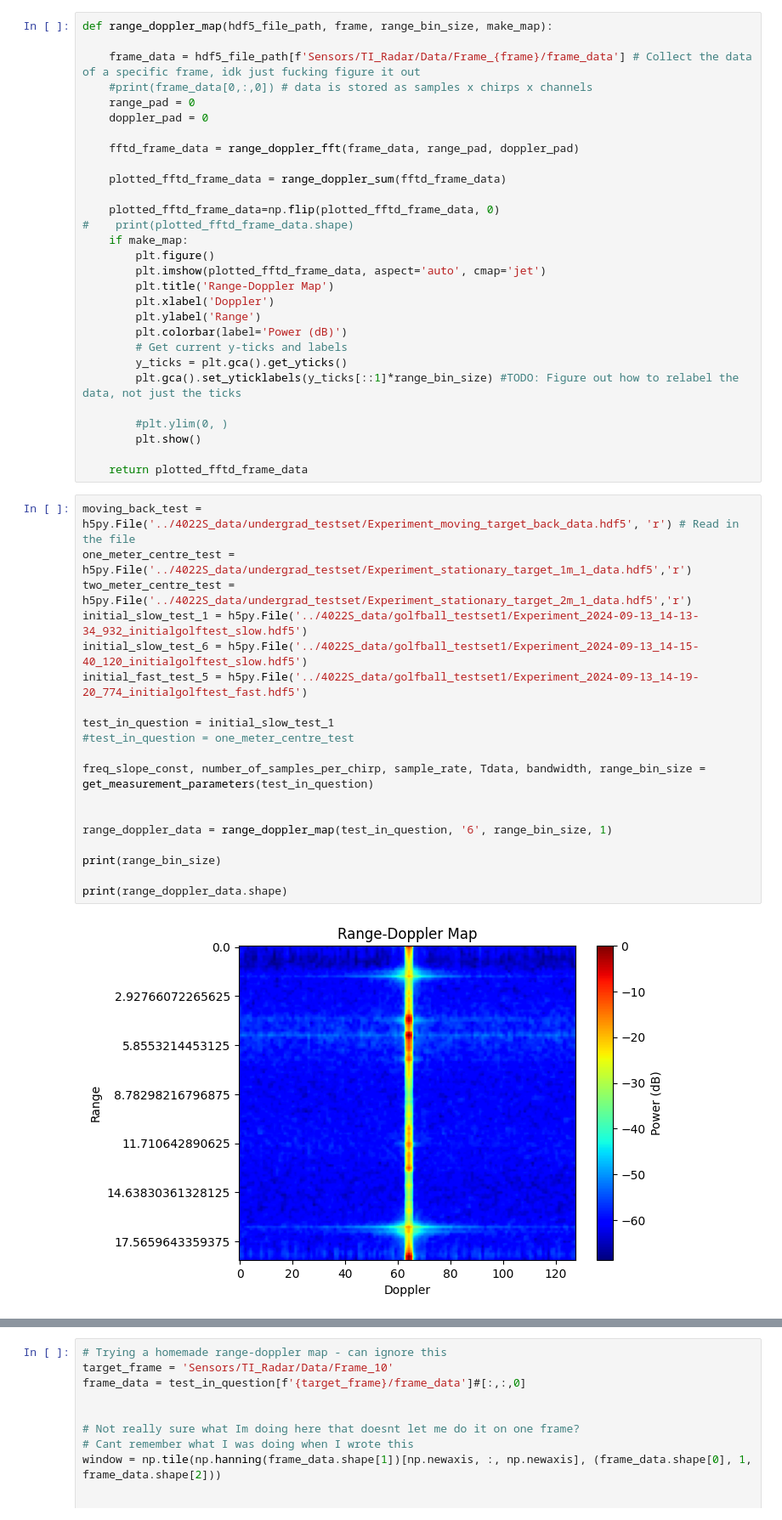
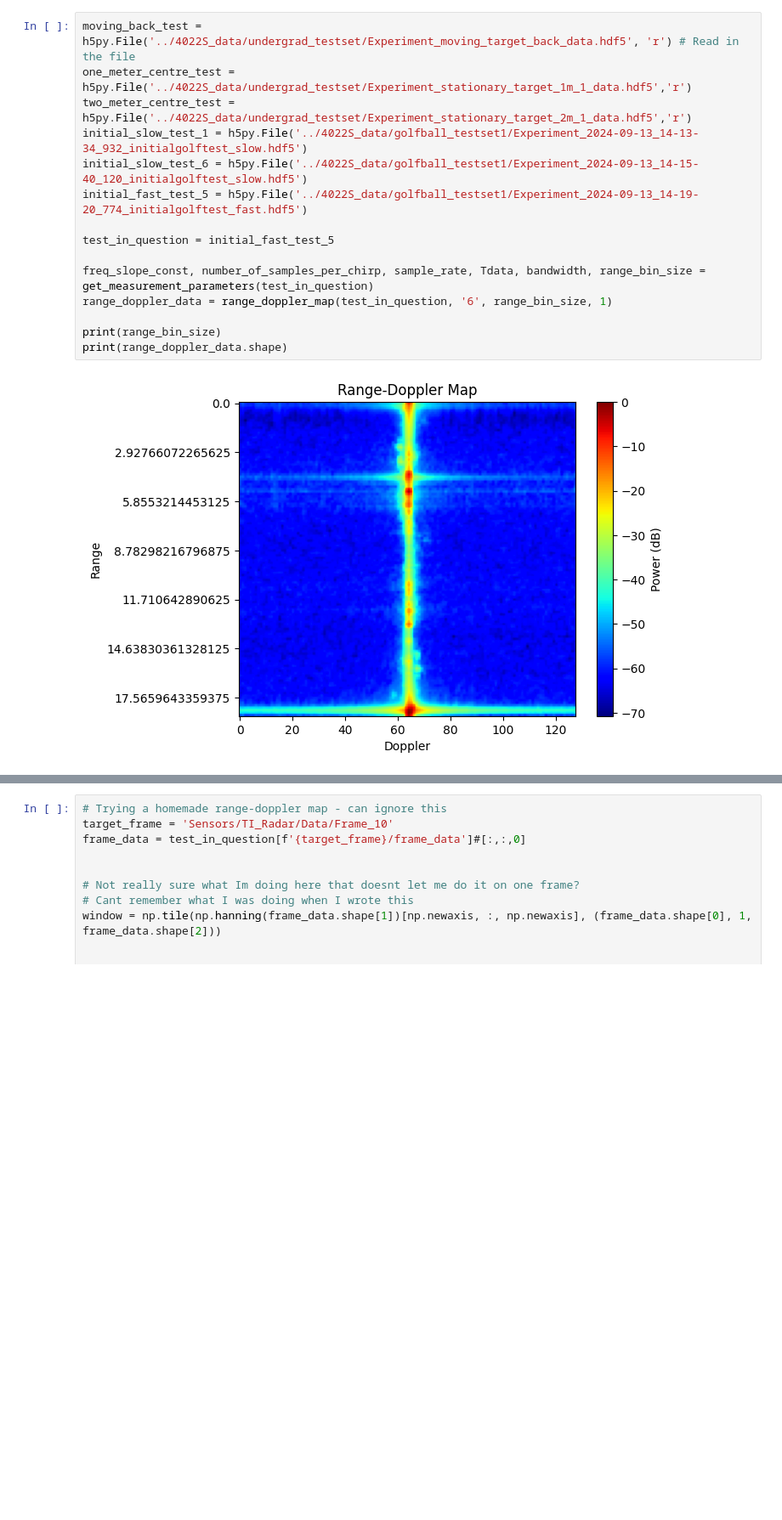
Before and after one commit to HarryPaniccc/4022S_code, a Jupyter notebook: range_doppler_notebook.ipynb, the cells around one changed output, grey strips where cells are left out. Shown: that part at 85% size. Drawn from its saved outputs; the diff is of its cells as text; blank space fills up the shorter version.

```diff
--- a/range_doppler_notebook.ipynb
+++ b/range_doppler_notebook.ipynb
@@ -32,53 +15,20 @@ def get_measurement_parameters(hdf5_file_path):
-# %%
-def range_doppler_map(hdf5_file_path, frame, range_bin_size, make_map):
-
-    frame_data = hdf5_file_path[f'Sensors/TI_Radar/Data/Frame_{frame}/frame_data'] # Collect the data of a specific frame, idk just fucking figure it out
-    #print(frame_data[0,:,0]) # data is stored as samples x chirps x channels
-    range_pad = 0
-    doppler_pad = 0
-
-    fftd_frame_data = range_doppler_fft(frame_data, range_pad, doppler_pad)
-
-    plotted_fftd_frame_data = range_doppler_sum(fftd_frame_data)
-
-    plotted_fftd_frame_data=np.flip(plotted_fftd_frame_data, 0)
-#    print(plotted_fftd_frame_data.shape)
-    if make_map:
-        plt.figure()
-        plt.imshow(plotted_fftd_frame_data, aspect='auto', cmap='jet')
-        plt.title('Range-Doppler Map')
-        plt.xlabel('Doppler')
-        plt.ylabel('Range')
-        plt.colorbar(label='Power (dB)')
-        # Get current y-ticks and labels
-        y_ticks = plt.gca().get_yticks()
-        plt.gca().set_yticklabels(y_ticks[::1]*range_bin_size) #TODO: Figure out how to relabel the data, not just the ticks
-
-        #plt.ylim(0, )
-        plt.show()
-
-    return plotted_fftd_frame_data
 # %%
 moving_back_test = h5py.File('../4022S_data/undergrad_testset/Experiment_moving_target_back_data.hdf5', 'r') # Read in the file
 one_meter_centre_test = h5py.File('../4022S_data/undergrad_testset/Experiment_stationary_target_1m_1_data.hdf5','r')
 two_meter_centre_test = h5py.File('../4022S_data/undergrad_testset/Experiment_stationary_target_2m_1_data.hdf5','r')
 initial_slow_test_1 = h5py.File('../4022S_data/golfball_testset1/Experiment_2024-09-13_14-13-34_932_initialgolftest_slow.hdf5')
 initial_slow_test_6 = h5py.File('../4022S_data/golfball_testset1/Experiment_2024-09-13_14-15-40_120_initialgolftest_slow.hdf5')
 initial_fast_test_5 = h5py.File('../4022S_data/golfball_testset1/Experiment_2024-09-13_14-19-20_774_initialgolftest_fast.hdf5')
 
-test_in_question = initial_slow_test_1
-#test_in_question = one_meter_centre_test
+test_in_question = initial_fast_test_5
 
 freq_slope_const, number_of_samples_per_chirp, sample_rate, Tdata, bandwidth, range_bin_size = get_measurement_parameters(test_in_question)
-
-
 range_doppler_data = range_doppler_map(test_in_question, '6', range_bin_size, 1)
 
 print(range_bin_size)
-
 print(range_doppler_data.shape)
 # %% [output]
-[figure, old version]
+[figure, new version]
 0.1463830361328125
 (128, 128)
 # %%
```
Also changed, not shown: parts of 2 cells of this notebook, 1 other file.
